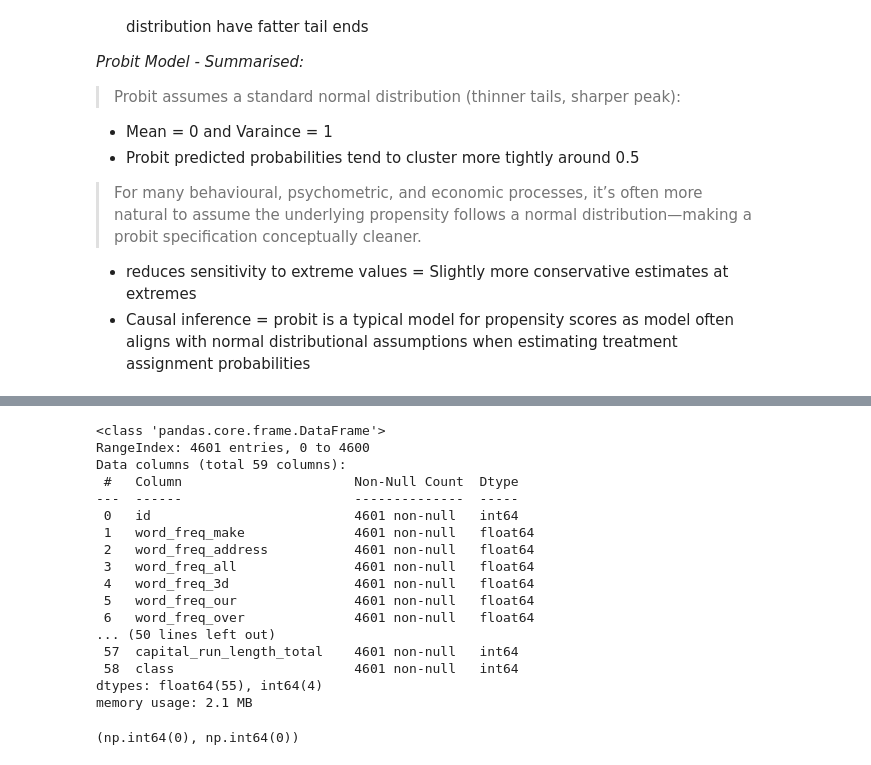
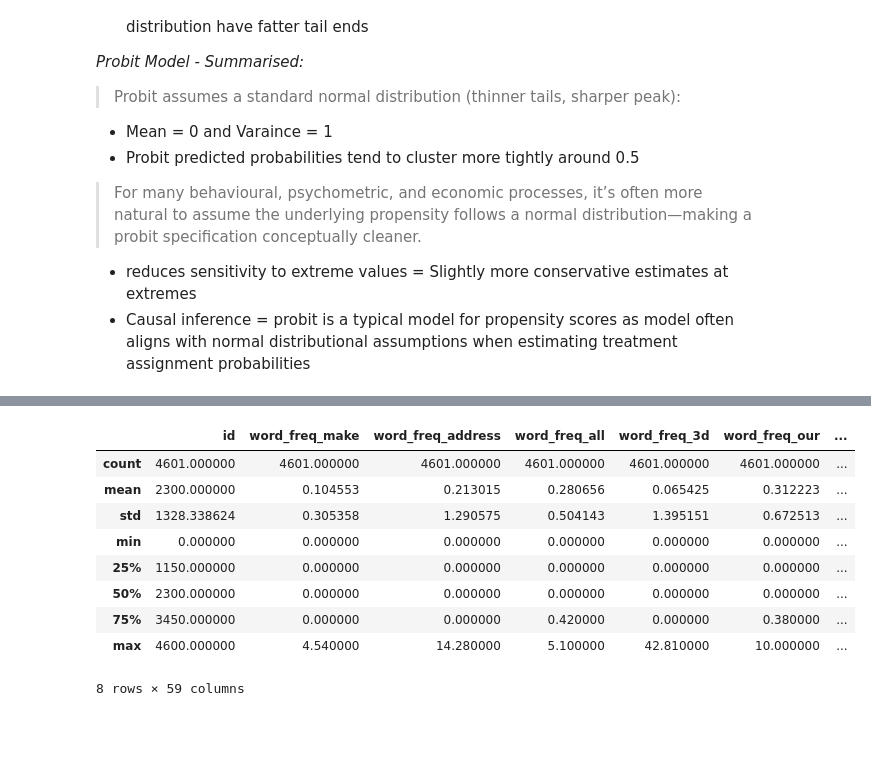
Before and after one commit to syophie/PythonAnalysisTechniques_Learning, a Jupyter notebook: Simple_Logit_Probit.ipynb, the cells around one changed output, grey strips where cells are left out. Saved outputs shown, nothing was run; the diff lists cells and outputs as text; code cells hidden in the pictures; blank space fills up the shorter version.

```diff
--- a/Simple_Logit_Probit.ipynb
+++ b/Simple_Logit_Probit.ipynb
@@ -40,34 +46,25 @@ df_Spam = pd.read_csv(url)
 # %%
-# Descriptive stats
-# Step 1: File shape, column names, dtypes, suspected mis‑types (IDs as numeric, categories as free text), duplicated rows/IDs.
-    #> Structure
-df_Spam.shape, df_Spam.columns.tolist()
+#Familiarise with Descriptive stats: File shape, column names, dtypes, suspected mis‑types (IDs as numeric, categories as free text), duplicated rows/IDs.
 
-    #> Types and basic nulls
-df_Spam.info()
+#df_Spam.shape, df_Spam.columns.tolist()
+#df_Spam.info()
+#df_Spam.head()
+df_Spam.describe()
+    #> Class = y - only Binary Variable
+    #> All other variables as explanitory
+    #> Ranges suggest standardisng numeric predictors ((x - mean)/std) to not dominate the model coefficients.
 
-    #> Duplicate rows / duplicate keys (adjust key list)
-dupe_rows = df_Spam.duplicated().sum()
-dupe_keys = df_Spam.duplicated(subset=["id"]).sum() if "id" in df_Spam.columns else None
-dupe_rows, dupe_keys
-
-# Step 2: EDA specific to Probit / Logit requirements (binary target, class balance, feature distributions and scales, multicollinearity, outliers/influential points)
+#dupe_rows = df_Spam.duplicated().sum()
+#dupe_keys = df_Spam.duplicated(subset=["id"]).sum() if "id" in df_Spam.columns else None
+#dupe_rows, dupe_keys
 # %% [output]
+|  | id | word_freq_make | word_freq_address | word_freq_all | word_freq_3d | word_freq_our | ... |
+| count | 4601.000000 | 4601.000000 | 4601.000000 | 4601.000000 | 4601.000000 | 4601.000000 | ... |
+| mean | 2300.000000 | 0.104553 | 0.213015 | 0.280656 | 0.065425 | 0.312223 | ... |
+| std | 1328.338624 | 0.305358 | 1.290575 | 0.504143 | 1.395151 | 0.672513 | ... |
+| min | 0.000000 | 0.000000 | 0.000000 | 0.000000 | 0.000000 | 0.000000 | ... |
+| 25% | 1150.000000 | 0.000000 | 0.000000 | 0.000000 | 0.000000 | 0.000000 | ... |
+| 50% | 2300.000000 | 0.000000 | 0.000000 | 0.000000 | 0.000000 | 0.000000 | ... |
+| 75% | 3450.000000 | 0.000000 | 0.000000 | 0.420000 | 0.000000 | 0.380000 | ... |
+| max | 4600.000000 | 4.540000 | 14.280000 | 5.100000 | 42.810000 | 10.000000 | ... |
-<class 'pandas.core.frame.DataFrame'>
-RangeIndex: 4601 entries, 0 to 4600
-Data columns (total 59 columns):
- #   Column                      Non-Null Count  Dtype
----  ------                      --------------  -----
- 0   id                          4601 non-null   int64
- 1   word_freq_make              4601 non-null   float64
- 2   word_freq_address           4601 non-null   float64
- 3   word_freq_all               4601 non-null   float64
- 4   word_freq_3d                4601 non-null   float64
- 5   word_freq_our               4601 non-null   float64
- 6   word_freq_over              4601 non-null   float64
-... (50 lines left out)
- 57  capital_run_length_total    4601 non-null   int64
- 58  class                       4601 non-null   int64
-dtypes: float64(55), int64(4)
-memory usage: 2.1 MB
+8 rows × 59 columns
-(np.int64(0), np.int64(0))
```
Also changed, not shown: parts of 3 cells of this notebook.
